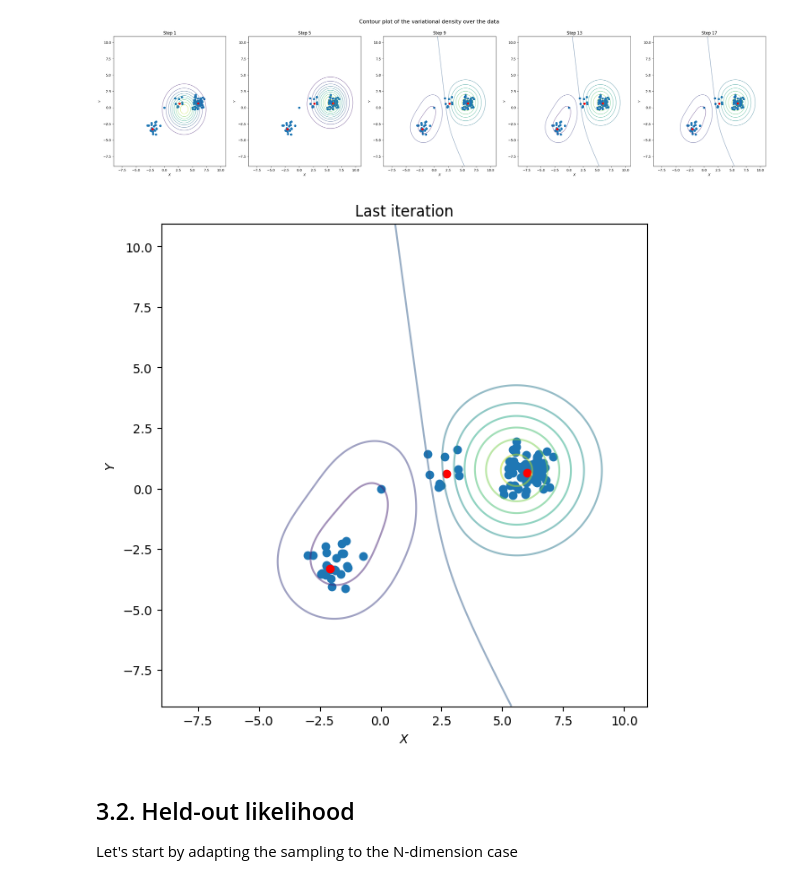
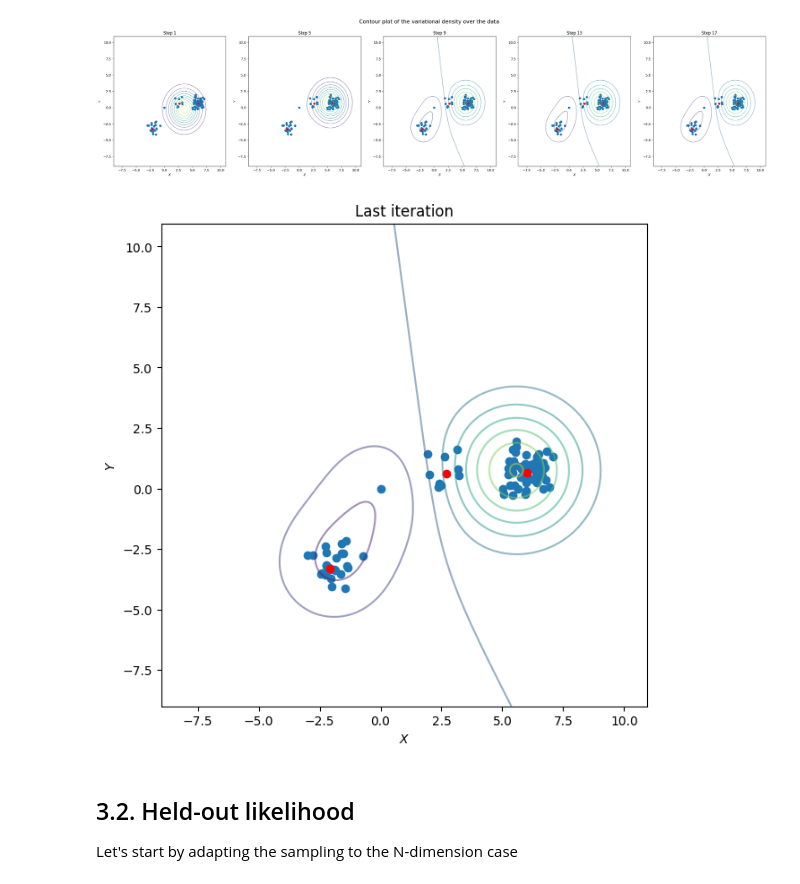
Before and after one commit to RomainDarous/DD2434-Machine_Learning_Advanced, a Jupyter notebook: CAVI_Dirichlet_Process_Research_Project/VI_Project_final.ipynb, the cells around one changed output. Drawn from its saved outputs; the diff is of its cells as text; code cells hidden in the pictures.

```diff
--- a/CAVI_Dirichlet_Process_Research_Project/VI_Project_final.ipynb
+++ b/CAVI_Dirichlet_Process_Research_Project/VI_Project_final.ipynb
@@ -96,7 +96,8 @@ def sample_DP_Gaussian(N, alpha) :
     return torch.tensor(X), keys, eta_mean, eta_var
 # %%
 # sampling the data points
-X, keys, eta_mean, eta_var = sample_DP_Gaussian(100, 0.6)
+X_full, keys, eta_mean, eta_var = sample_DP_Gaussian(150, 0.6)
+X = X_full[:100]
 
 # plotting the data points
 plt.figure()
@@ -260,12 +261,12 @@ $\lambda$, $\alpha$ and data covariance matrix are hyperparameters that need to
 # %%
 # adapting parameters wrt the paper notations
 lambda_1 = eta_mean / eta_var
-lambda_2 = 1 / eta_var
+lambda_2 = 1 / (eta_var)
 lmbda = torch.tensor(lambda_1.tolist() + [lambda_2])
 
 # training the model
 K = 20
-alpha = 1.5
+alpha = 3
 n_iter = 20
 model = VariationalInferenceDirichletProcessMixtureModel(X, K, alpha, lmbda)
 model.train(n_iter)
@@ -322,7 +323,7 @@ for j in range(n_plot) :
 
     variational_density = 0
     for i in range(K) :
-        variational_density += get_E_theta(gamma,i) * mvn.pdf(pos, tau[i,:2] / tau[i,2], (1/var_X) * np.identity(2))
+        variational_density += get_E_theta(gamma,i) * mvn.pdf(pos, tau[i,:2] / (tau[i,2]), (1/var_X) * np.identity(2))
     axs[j].contour(x, y, variational_density,
                    levels=10, cmap='viridis', alpha=0.5)
 
@@ -332,31 +333,31 @@ plt.show()
 # %%
 # plotting last iteration
 plt.figure(figsize=(7,7))
 plt.scatter(X[:,0], X[:,1])
 plt.xlabel(r'$X$')
 plt.ylabel(r'$Y$')
 # plot values of sampled eta
 for i in range(len(keys)) :
     plt.scatter(keys[i][0], keys[i][1], color='red')
 
 # plotting the contour plots
 x, y = np.mgrid[-9:11:.05, -9:11:.05]
 pos = np.dstack((x, y))
 
 gamma = gamma_list[-1]
 tau = tau_list[-1]
 phi = phi_list[-1]
 
 variational_density = 0
 for i in range(K) :
-    variational_density += get_E_theta(gamma,i) * mvn.pdf(pos, tau[i,:2] / tau[i,2], (1/var_X) * np.identity(2))
+    variational_density += get_E_theta(gamma,i) * mvn.pdf(pos, tau[i,:2] / (tau[i,2]), (1/var_X) * np.identity(2))
 # normalizing the density
 plt.contour(x, y, variational_density, levels=10, cmap='viridis', alpha=0.5)
 
 plt.title("Last iteration")
 plt.show()
 # %% [output]
-[figure, old version]
+[figure, new version]
 # %% [markdown]
 ## 3.2. Held-out likelihood
 Let's start by adapting the sampling to the N-dimension case
```
Also changed, not shown: parts of 10 cells of this notebook.
